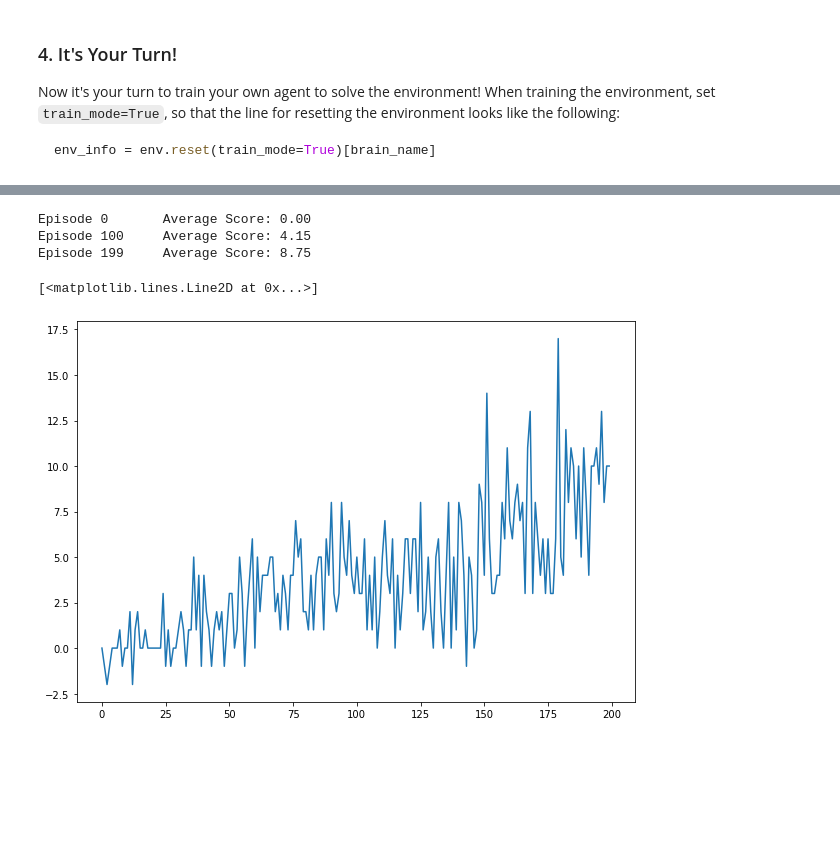
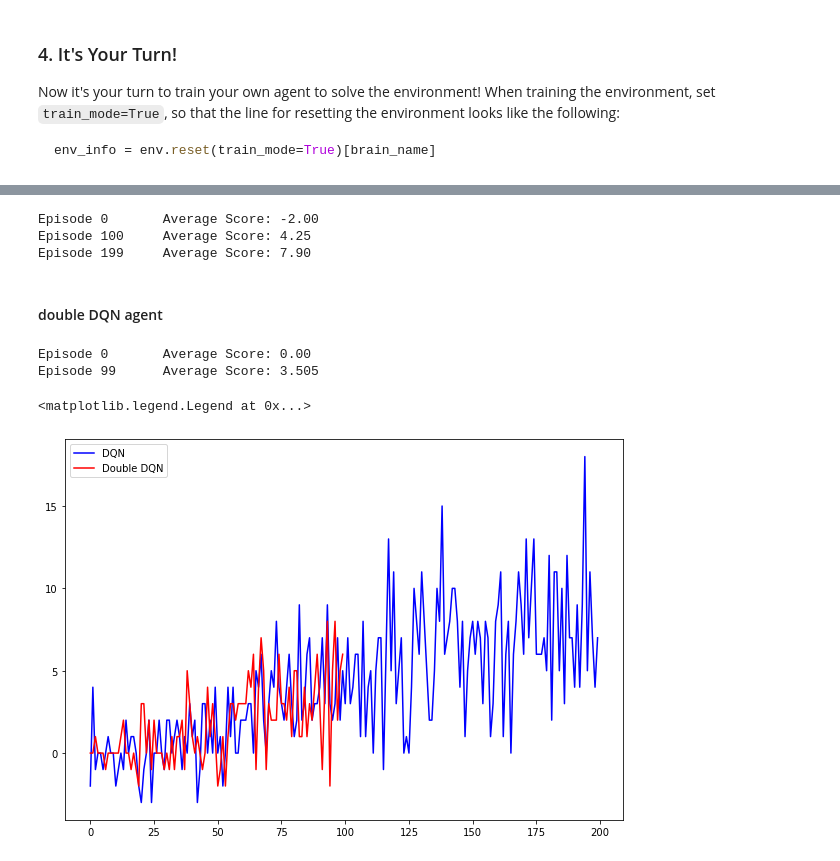
Before and after one commit to ChristianH1984/dqn_banana, a Jupyter notebook: Navigation.ipynb, the cells around one changed output, grey strips where cells are left out. Saved outputs shown, nothing was run; the diff lists cells and outputs as text; code cells hidden in the pictures; blank space fills up the shorter version.

Commit message:
Standard DQN and Double DQN.

```diff
--- a/Navigation.ipynb
+++ b/Navigation.ipynb
@@ -170,23 +172,37 @@ action_space_size = brain.vector_action_space_size
 # %%
 qnetwork = QNetwork(state_space_size, action_space_size)
 replay_buffer = ReplayBuffer(action_space_size, BUFFER_SIZE, BATCH_SIZE, 1337)
-agent = Agent(qnetwork, replay_buffer)
+agent = DQNAgent(qnetwork, replay_buffer)
 dqn = DQN(env, agent)
 # %%
-scores = dqn.train(eps_iterator(1.0, 0.99, 0.01), 200)
+scores_dqn = dqn.train(eps_iterator(1.0, 0.99, 0.01), 200)
 # %% [output]
-Episode 0       Average Score: 0.00
-Episode 100     Average Score: 4.15
-Episode 199     Average Score: 8.75
+Episode 0       Average Score: -2.00
+Episode 100     Average Score: 4.25
+Episode 199     Average Score: 7.90
+# %% [markdown]
+#### double DQN agent
+# %%
+qnetwork = QNetwork(state_space_size, action_space_size)
+replay_buffer = ReplayBuffer(action_space_size, BUFFER_SIZE, BATCH_SIZE, 1337)
+agent = DoubleDQNAgent(qnetwork, replay_buffer)
+dqn = DQN(env, agent)
+# %%
+scores_double_dqn = dqn.train(eps_iterator(1.0, 0.99, 0.01), 100)
+# %% [output]
+Episode 0       Average Score: 0.00
+Episode 99      Average Score: 3.505
 # %%
 import matplotlib.pyplot as plt
 %matplotlib inline
 
 plt.figure(figsize=(10,7))
-plt.plot(scores)
+plt.plot(scores_dqn, color='blue', label='DQN')
+plt.plot(scores_double_dqn, color='red', label='Double DQN')
+plt.legend()
 # %% [output]
-[<matplotlib.lines.Line2D at 0x...>]
+<matplotlib.legend.Legend at 0x...>
-[figure, old version]
+[figure, new version]
 # %%
 save_qnetwork_from_dqn(dqn, './trained_model')
 # %%
```
Also changed, not shown: parts of 4 cells of this notebook, 2 other files.
